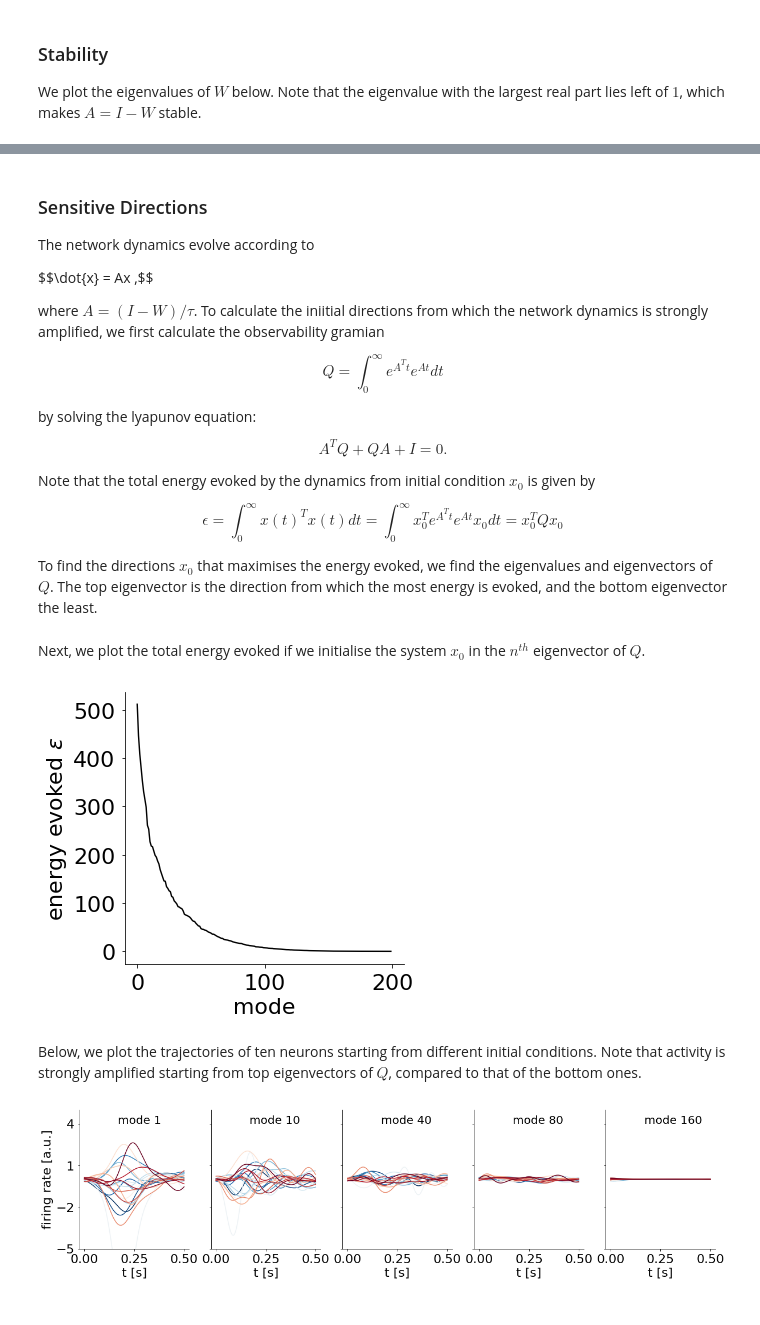
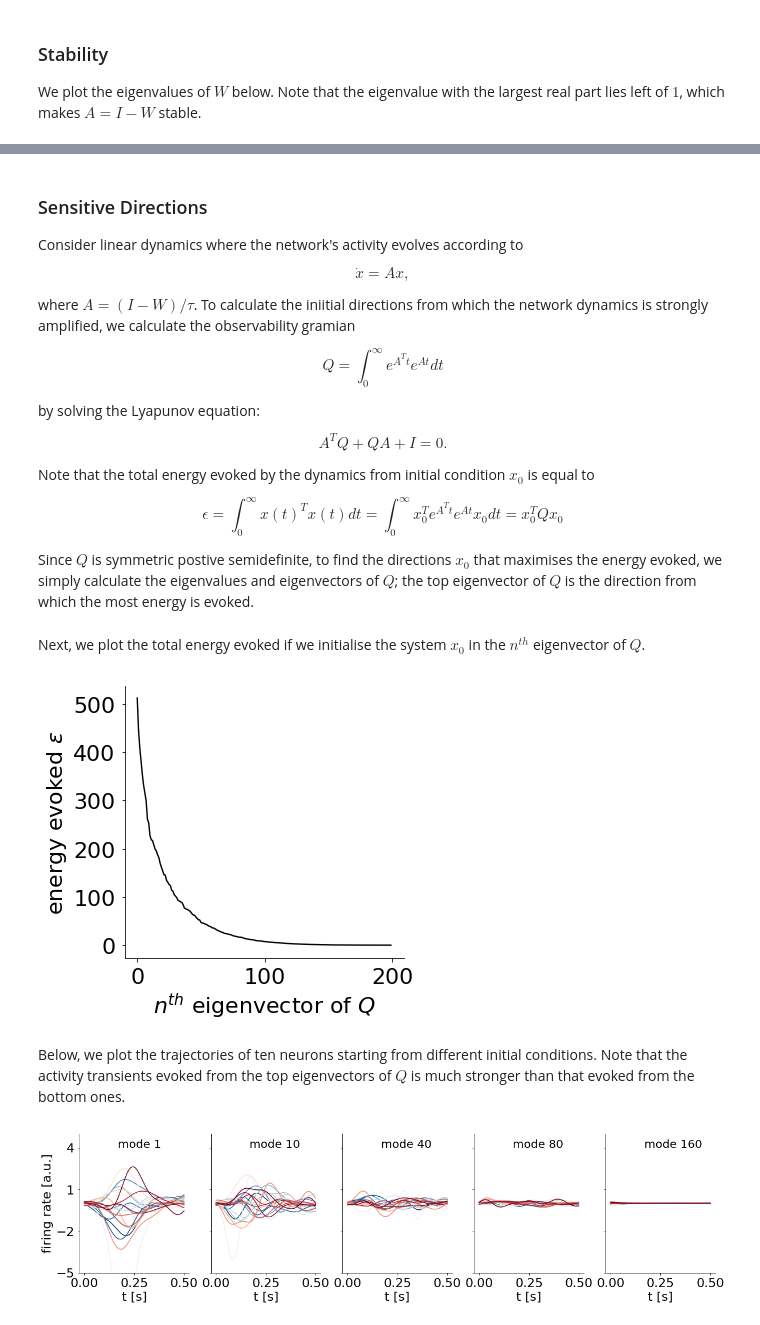
Before and after one commit to tachukao/isn, a Jupyter notebook: 00_isn.ipynb, the cells around one changed output, grey strips where cells are left out. Saved outputs shown, nothing was run; the diff lists cells and outputs as text; code cells hidden in the pictures.

```diff
--- a/00_isn.ipynb
+++ b/00_isn.ipynb
@@ -46,26 +48,26 @@ plot_eig(W_evals)
 # %% [markdown]
 ### Sensitive Directions
 
-The network dynamics evolve according to
+Consider linear dynamics where the network's activity evolves according to
 
-$$\dot{x} = Ax ,\$$
+$$\displaystyle \dot{x} = Ax,$$
 
 where $A = (I-W)/\tau$.
 To calculate the iniitial directions from which the network dynamics is strongly amplified,
-we first calculate the observability gramian
+we calculate the observability gramian
 
-$$Q = \int_0^\infty e^{A^Tt}e^{At} dt$$
+$$\displaystyle Q = \int_0^\infty e^{A^Tt}e^{At} dt$$
 
-by solving the lyapunov equation:
+by solving the Lyapunov equation:
 
 $$A^TQ + QA + I = 0.$$
 
-Note that the total energy evoked by the dynamics from initial condition $x_0$ is given by
+Note that the total energy evoked by the dynamics from initial condition $x_0$ is equal to
 
-$$\epsilon= \int_0^\infty x(t)^Tx(t) dt =\int_0^\infty x_0^T e^{A^Tt}e^{At} x_0 dt = x_0^T Q x_0$$
+$$\displaystyle \epsilon= \int_0^\infty x(t)^Tx(t) dt =\int_0^\infty x_0^T e^{A^Tt}e^{At} x_0 dt = x_0^T Q x_0$$
 
-To find the directions $x_0$ that maximises the energy evoked, we find the eigenvalues and eigenvectors of $Q$.
-The top eigenvector is the direction from which the most energy is evoked, and the bottom eigenvector the least.
+Since $Q$ is symmetric postive semidefinite, to find the directions $x_0$ that maximises the energy evoked, we simply calculate the eigenvalues and eigenvectors of $Q$;
+the top eigenvector of $Q$ is the direction from which the most energy is evoked.
 # %%
 A = W - np.eye(n)
 # compute the gramians
@@ -80,14 +82,14 @@ Next, we plot the total energy evoked if we initialise the system $x_0$ in the $
 # %%
 plt.figure(figsize=(5,5))
 plt.ylabel("energy evoked $\epsilon$")
-plt.xlabel("mode")
+plt.xlabel("$n^{th}$ eigenvector of $Q$")
 plt.plot(Q_evals, "k")
 plt.show()
 # %% [output]
-[figure, old version]
+[figure, new version]
 # %% [markdown]
 Below, we plot the trajectories of ten neurons starting from different initial conditions.
-Note that activity is strongly amplified starting from top eigenvectors of $Q$, compared to that of the bottom ones.
+Note that the activity transients evoked from the top eigenvectors of $Q$ is much stronger than that evoked from the bottom ones.
 # %%
 tau = 150e-3
 phi = lambda x: x # rate function
```
Also changed, not shown: parts of 5 cells of this notebook.
